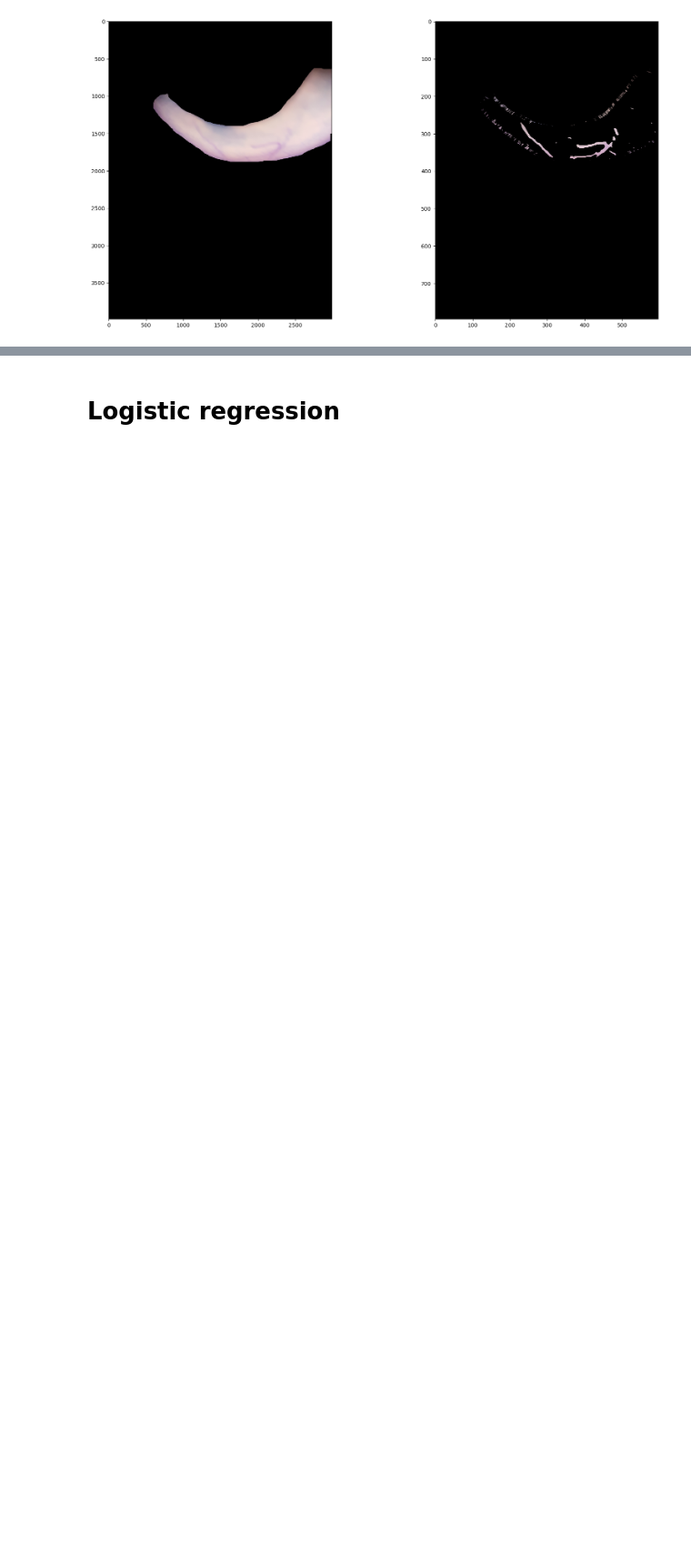
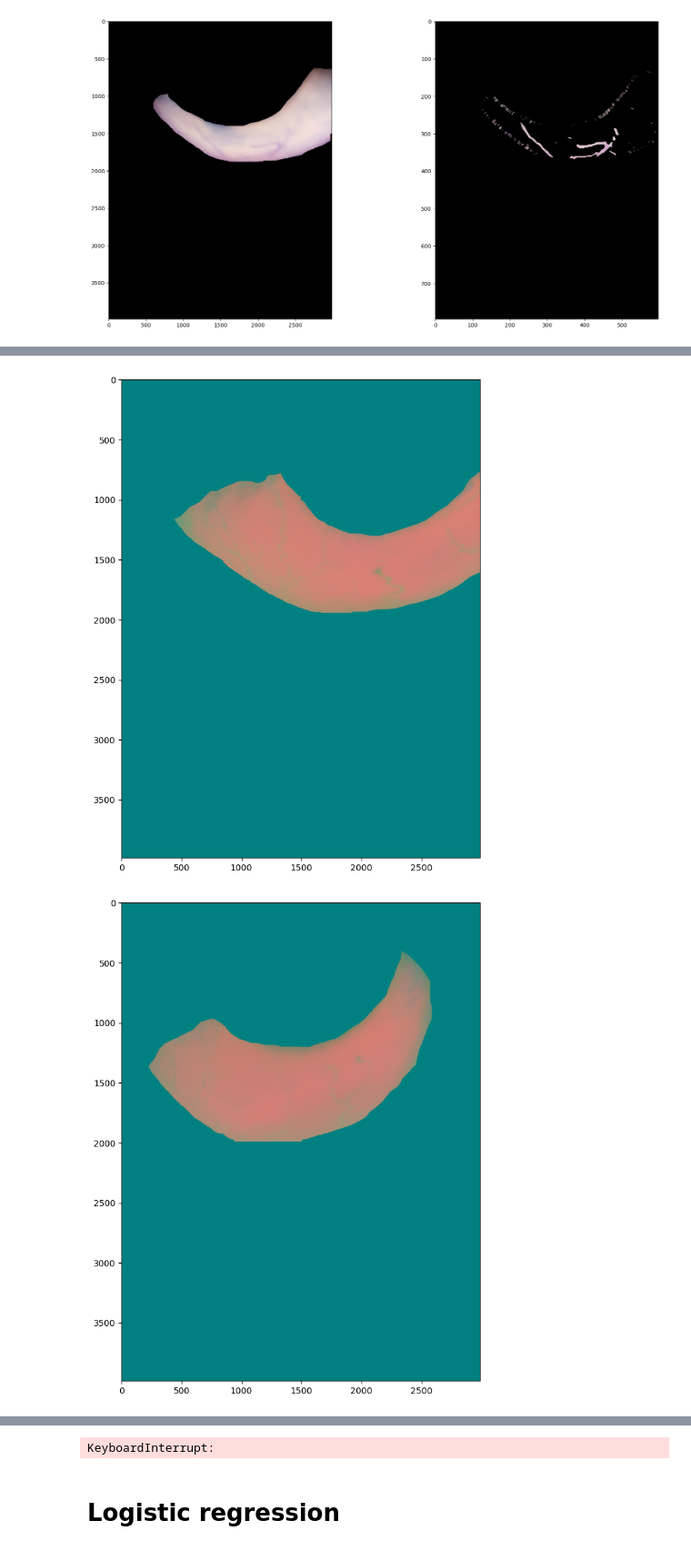
Before and after one commit to bralani/anemia-detection, a Jupyter notebook: density_evaluation.ipynb, the cells around one changed output, grey strips where cells are left out. Shown at 91% size. Drawn from its saved outputs; the diff is of its cells as text; code cells hidden in the pictures; blank space fills up the shorter version.

Commit message:
Update density_evaluation.ipynb
abbiamo messo le metriche, sono ancora in fase di finitura

```diff
--- a/density_evaluation.ipynb
+++ b/density_evaluation.ipynb
@@ -158,0 +222,76 @@ error: OpenCV(4.7.0) /io/opencv/modules/core/src/count_non_zero.dispatch.cpp:128
+# %%
+# Calculate the metrics
+
+sclera_lab = []
+sclera_vessels_lab = []
+
+number_sclera_pixel = 0
+number_vessels_pixel = 0
+L = 0
+a = 0
+b = 0
+value_a_pixel_sclera = 0
+value_a_img_sclera = []
+value_a_pixel_vessels = 0
+value_a_img_vessels = []
+difference_a_sclera = []
+difference_a_vessels = []
+standard_deviation_sclera_lab = []
+standard_deviation_vessels_lab = []
+
+for l in range (len(sclera_masked)):                               # Per ogni immagine della sclera
+
+    sclera_lab.append(cv2.cvtColor(sclera_masked[l], cv2.COLOR_BGR2Lab))
+    sclera_vessels_lab.append(cv2.cvtColor(sclera_vessels_masked[l], cv2.COLOR_BGR2Lab))
+
+
+for i in range(5):
+    plt.figure(figsize=(20, 10))
+    plt.subplot(1, 2, 1)
+    plt.imshow(sclera_lab[i])
+    plt.show()
+
+
+for l in range (len(sclera_lab)):                               # Per ogni immagine della sclera
+    number_sclera_pixel = 0
+    number_vessels_pixel = 0
+    value_r_minous_g_pixel_sclera = 0
+    value_r_minous_g_pixel_vessels = 0
+    value_a_pixel_sclera = 0
+    value_a_pixel_vessels = 0
+
+    for i in range(sclera_lab[l].shape[0]):                     # Itera sulle righe
+        for j in range(sclera_lab[l].shape[1]):                 # Itera sulle colonne
+            number_sclera_pixel += 1
+            L = sclera_lab[l].item(i, j, 0)
+            a = sclera_lab[l].item(i, j, 1)
+            b = sclera_lab[l].item(i, j, 2)
+
+            if not (L == 0 and a == 0 and b == 0):
+                value_a_pixel_sclera += a
+                difference_a_sclera.append(a)
+
+
+    for i in range(sclera_vessels_lab[l].shape[0]):                     # Itera sulle righe
+        for j in range(sclera_vessels_lab[l].shape[1]):                 # Itera sulle colonne
+            number_vessels_pixel += 1
+            L = sclera_vessels_lab[l].item(i, j, 0)
+            a = sclera_vessels_lab[l].item(i, j, 1)
+            b = sclera_vessels_lab[l].item(i, j, 2)
+            if not (L == 0 and a == 0 and b == 0):
+                value_a_pixel_vessels += a
+                difference_a_vessels.append(a)
+
+    vessels_density.append(number_vessels_pixel/number_sclera_pixel)
+    print("il valore di densità dei pixel dei vasi rispetto ai pixel della sclera per la", l+1, "° immagine è: ", vessels_density[l])
+    value_a_img_sclera.append(value_a_pixel_sclera/number_sclera_pixel)
+    print("il valore medio dei pixel della sclera, calcolati come a*, per la", l+1, "° immagine è: ",value_a_img_sclera[l])
+    value_a_img_vessels.append(value_a_pixel_vessels/number_vessels_pixel)
+    print("il valore medio dei pixel dei vasi, calcolati come a*, per la", l+1, "° immagine è: ", value_a_img_vessels[l])
+    standard_deviation_sclera_lab.append(np.std(difference_a_sclera))
+    print("la deviazione standard, calcolata su a*, per la", l+1, "° immagine della sclera è: ", standard_deviation_sclera_lab[l])
+    standard_deviation_vessels_lab.append(np.std(difference_a_vessels))
+    print("la deviazione standard, calcolata su a*, per la", l+1, "° immagine dei vasi è: ", standard_deviation_vessels_lab[l])
+# %% [output]
+[figure, added]
+[figure, added]
@@ -159,3 +318,4 @@ error: OpenCV(4.7.0) /io/opencv/modules/core/src/count_non_zero.dispatch.cpp:128
+KeyboardInterrupt:
 # %% [markdown]
 # Logistic regression
 # %%
```
Also changed, not shown: parts of 7 cells of this notebook.
